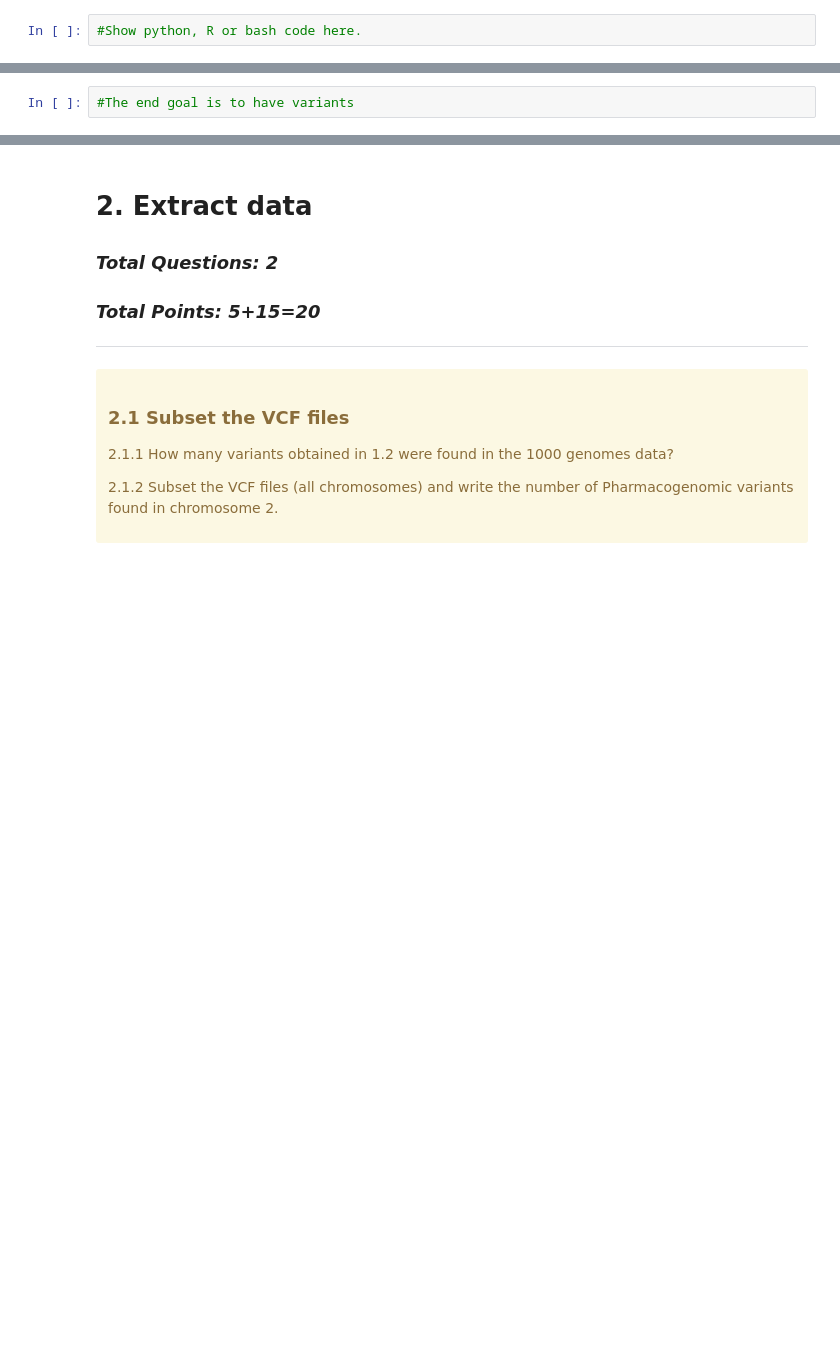
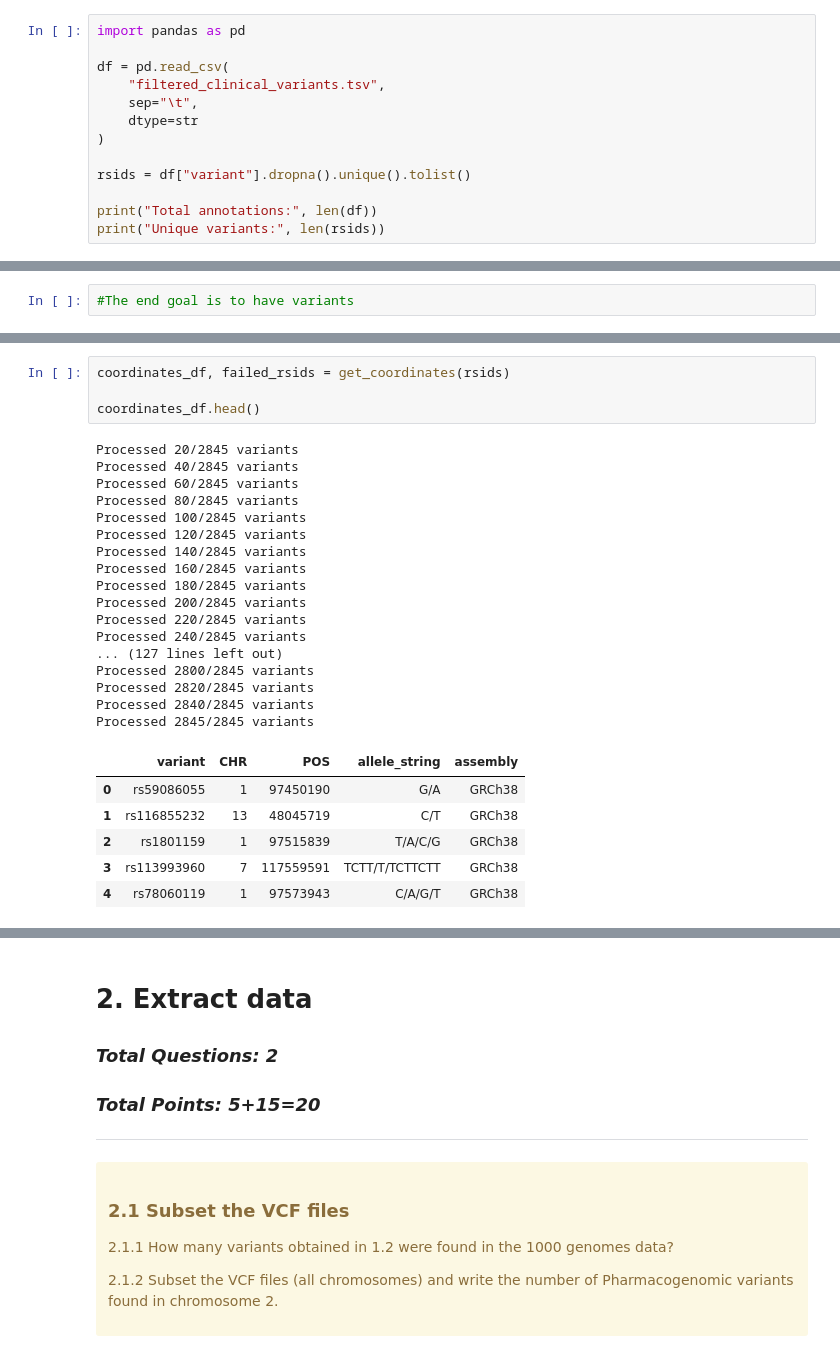
Before and after one commit to ishitasukul-tech/BIOL-6150-Project-8, a Jupyter notebook: Project8-Pharmacogenomics.ipynb, the cells around one changed output, grey strips where cells are left out. Saved outputs shown, nothing was run; the diff lists cells and outputs as text; blank space fills up the shorter version.

```diff
--- a/Project8-Pharmacogenomics.ipynb
+++ b/Project8-Pharmacogenomics.ipynb
@@ -87,4 +87,15 @@ rs_df.to_csv("filtered_clinical_variants.tsv", sep="\t", index=False)
     <p>We do not want you to use dbSNP IDs (rs ids) to extract variants from the 1000 genomes data. The 1000 genomes file we provided you has dbSNP IDs and a simple bcftools command will do the job. But most VCF files you will come across in your work will not have dbSNP IDs. Therefore, we expect you to find relevant information about the variants obtained in Question 1.2 before moving to section 2.</p>
 </div>
 # %%
-#Show python, R or bash code here.
+import pandas as pd
+
+df = pd.read_csv(
+    "filtered_clinical_variants.tsv",
+    sep="\t",
+    dtype=str
+)
+
+rsids = df["variant"].dropna().unique().tolist()
+
+print("Total annotations:", len(df))
+print("Unique variants:", len(rsids))
@@ -92,0 +165,28 @@ rs_df.to_csv("filtered_clinical_variants.tsv", sep="\t", index=False)
+# %%
+coordinates_df, failed_rsids = get_coordinates(rsids)
+
+coordinates_df.head()
+# %% [output]
+Processed 20/2845 variants
+Processed 40/2845 variants
+Processed 60/2845 variants
+Processed 80/2845 variants
+Processed 100/2845 variants
+Processed 120/2845 variants
+Processed 140/2845 variants
+Processed 160/2845 variants
+Processed 180/2845 variants
+Processed 200/2845 variants
+Processed 220/2845 variants
+Processed 240/2845 variants
+... (127 lines left out)
+Processed 2800/2845 variants
+Processed 2820/2845 variants
+Processed 2840/2845 variants
+Processed 2845/2845 variants
+|  | variant | CHR | POS | allele_string | assembly |
+| 0 | rs59086055 | 1 | 97450190 | G/A | GRCh38 |
+| 1 | rs116855232 | 13 | 48045719 | C/T | GRCh38 |
+| 2 | rs1801159 | 1 | 97515839 | T/A/C/G | GRCh38 |
+| 3 | rs113993960 | 7 | 117559591 | TCTT/T/TCTTCTT | GRCh38 |
+| 4 | rs78060119 | 1 | 97573943 | C/A/G/T | GRCh38 |
```
Also changed, not shown: parts of 23 cells of this notebook.
